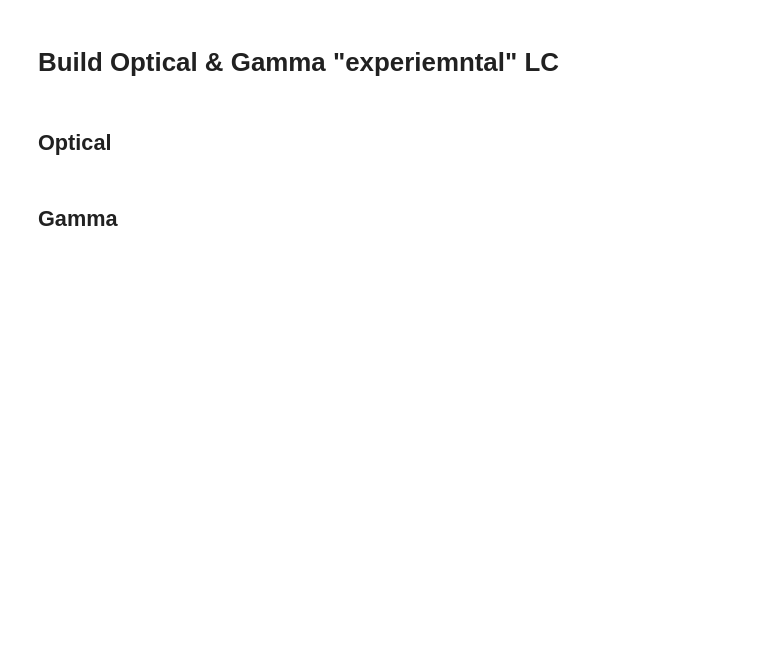
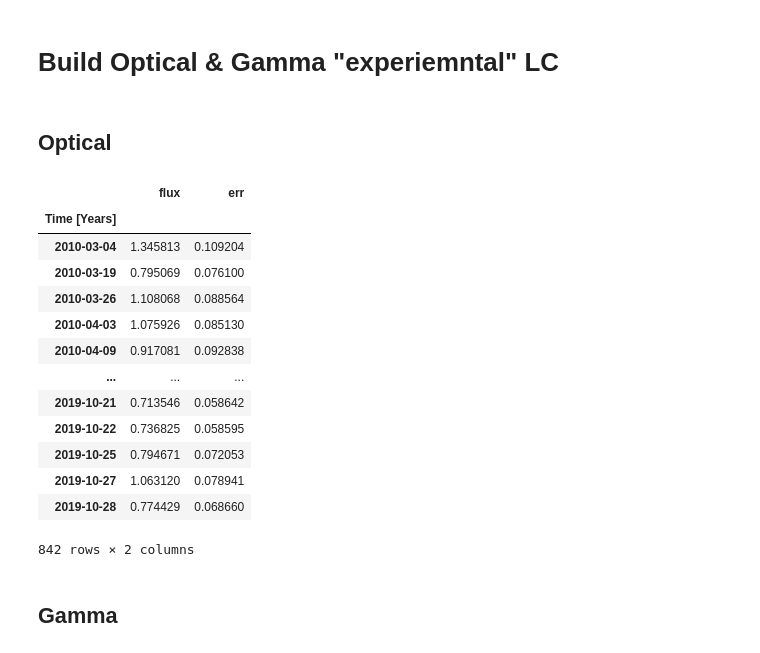
Before and after one commit to jecampagne/nufftcf, a Jupyter notebook: notebook/nufftcf_demo_ccf_Emmanoulopoulos.ipynb, the cells around one changed output. Cells and saved outputs as stored; diff of their text form; code cells hidden in the pictures; blank space fills up the shorter version.

```diff
--- a/notebook/nufftcf_demo_ccf_Emmanoulopoulos.ipynb
+++ b/notebook/nufftcf_demo_ccf_Emmanoulopoulos.ipynb
@@ -213,6 +213,23 @@ def get_optical_serie(so):
 s_opt = get_optical_serie(so)
 # add some noise
 df_opt = add_measurement_noise(s_opt, rel_err=0.08, abs_err_floor=0.03, seed=42)
+# %%
+df_opt
+# %% [output]
+|  | flux | err |
+| Time [Years] |  |  |
+| 2010-03-04 | 1.345813 | 0.109204 |
+| 2010-03-19 | 0.795069 | 0.076100 |
+| 2010-03-26 | 1.108068 | 0.088564 |
+| 2010-04-03 | 1.075926 | 0.085130 |
+| 2010-04-09 | 0.917081 | 0.092838 |
+| ... | ... | ... |
+| 2019-10-21 | 0.713546 | 0.058642 |
+| 2019-10-22 | 0.736825 | 0.058595 |
+| 2019-10-25 | 0.794671 | 0.072053 |
+| 2019-10-27 | 1.063120 | 0.078941 |
+| 2019-10-28 | 0.774429 | 0.068660 |
+842 rows × 2 columns
 # %% [markdown]
 ## Gamma
 # %%
```
Also changed, not shown: parts of 7 cells of this notebook.
